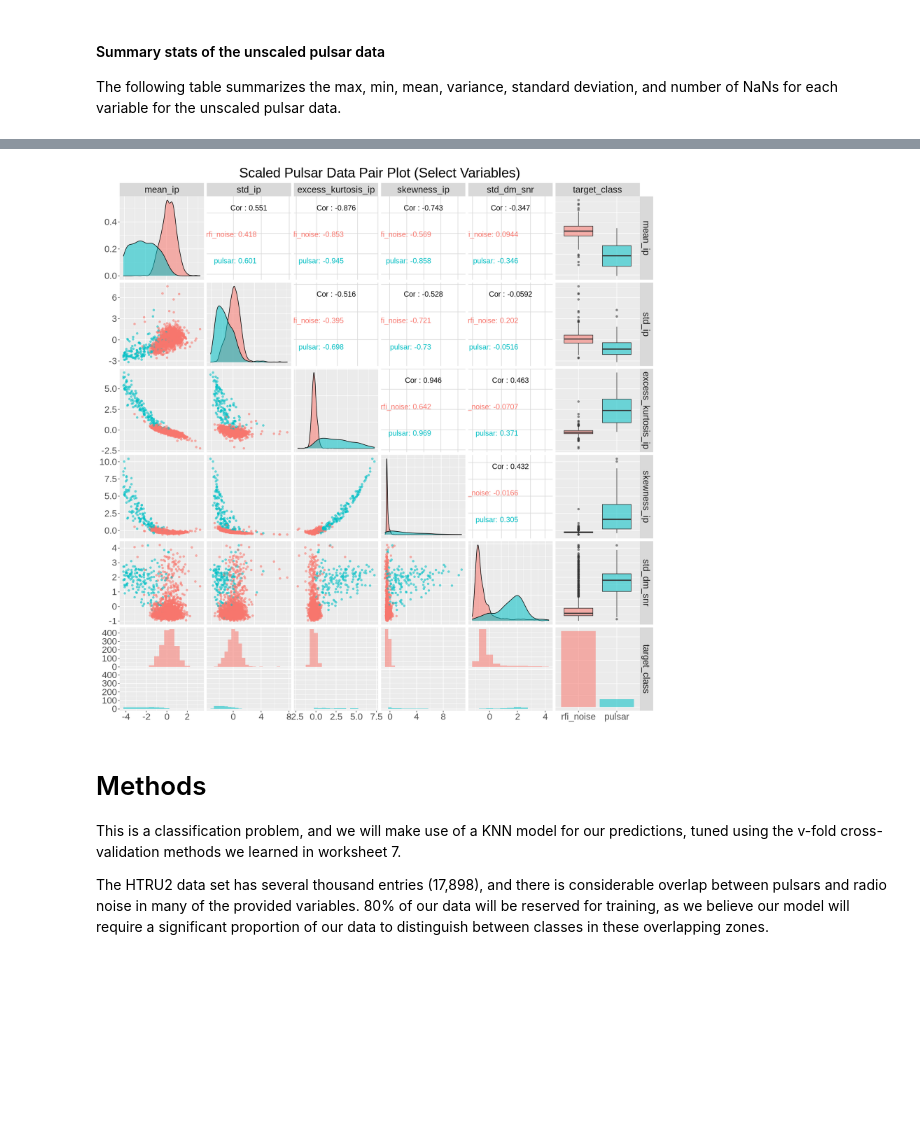
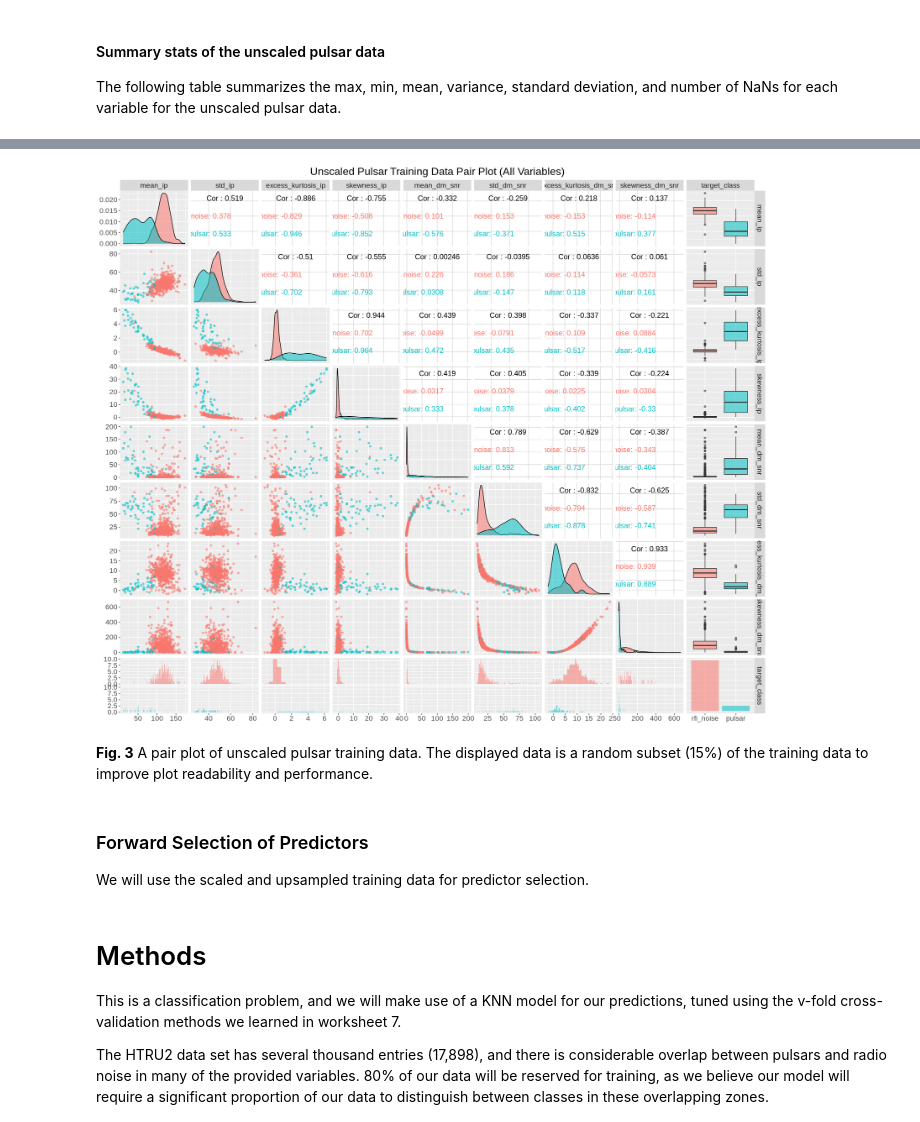
Before and after one commit to tccw/dsci100-group-project, a Jupyter notebook: group_report_pulsars.ipynb, the cells around one changed output, grey strips where cells are left out. Cells and saved outputs as stored; diff of their text form; code cells hidden in the pictures; blank space fills up the shorter version.

```diff
--- a/group_report_pulsars.ipynb
+++ b/group_report_pulsars.ipynb
@@ -97,10 +120,5 @@ We have elected to use a high training proportion split of 80/20 train/test. Thi
 # %%
 set.seed(1) # set the random seed so that sample_frac selects the same rows each run
-pulsar_split <- initial_split(pulsar_data_raw, prop = 0.5, strata = target_class)
+pulsar_split <- initial_split(pulsar_data_raw, prop = 0.2, strata = target_class)
 pulsar_train <- training(pulsar_split)
 pulsar_test <- testing(pulsar_split)
-
-pulsar_data_split_label <- full_join(pulsar_train %>% mutate(is_training = TRUE),
-                                     pulsar_test %>% mutate(is_training = FALSE)
-                                    )
-pulsar_data_split_label %>% head(5)
@@ -217,15 +228,21 @@ The pair plot below highlights the relationships and distributions of the five c
 # %%
-options(repr.plot.width = 15, repr.plot.height = 15)
+options(repr.plot.width = 18, repr.plot.height = 15)
 
 # subset of the data for faster plotting
-pulsar_scaled_subset <- pulsar_scaled %>% sample_frac(0.2)
+pulsar_scaled_subset <- pulsar_train %>% sample_frac(0.15)
 
 ggpairs(pulsar_scaled_subset,
            mapping = aes(color=target_class, alpha = 0.3),
            lower=list(combo=wrap("facethist", binwidth=0.5)),
            upper=list(continuous = wrap("cor", size=5))) +
-        ggtitle("Scaled Pulsar Data Pair Plot (Select Variables)") +
-        theme(text = element_text(size = 22),
+        ggtitle("Unscaled Pulsar Training Data Pair Plot (All Variables)") +
+        theme(text = element_text(size = 17),
               plot.title = element_text(hjust = 0.5))
 # %% [output]
-[figure, old version]
+[figure, new version]
+# %% [markdown]
+**Fig. 3** A pair plot of unscaled pulsar training data. The displayed data is a random subset (15%) of the training data to improve plot readability and performance.
+# %% [markdown]
+### Forward Selection of Predictors
+
+We will use the scaled and upsampled training data for predictor selection.
```
Also changed, not shown: parts of 24 cells of this notebook.
